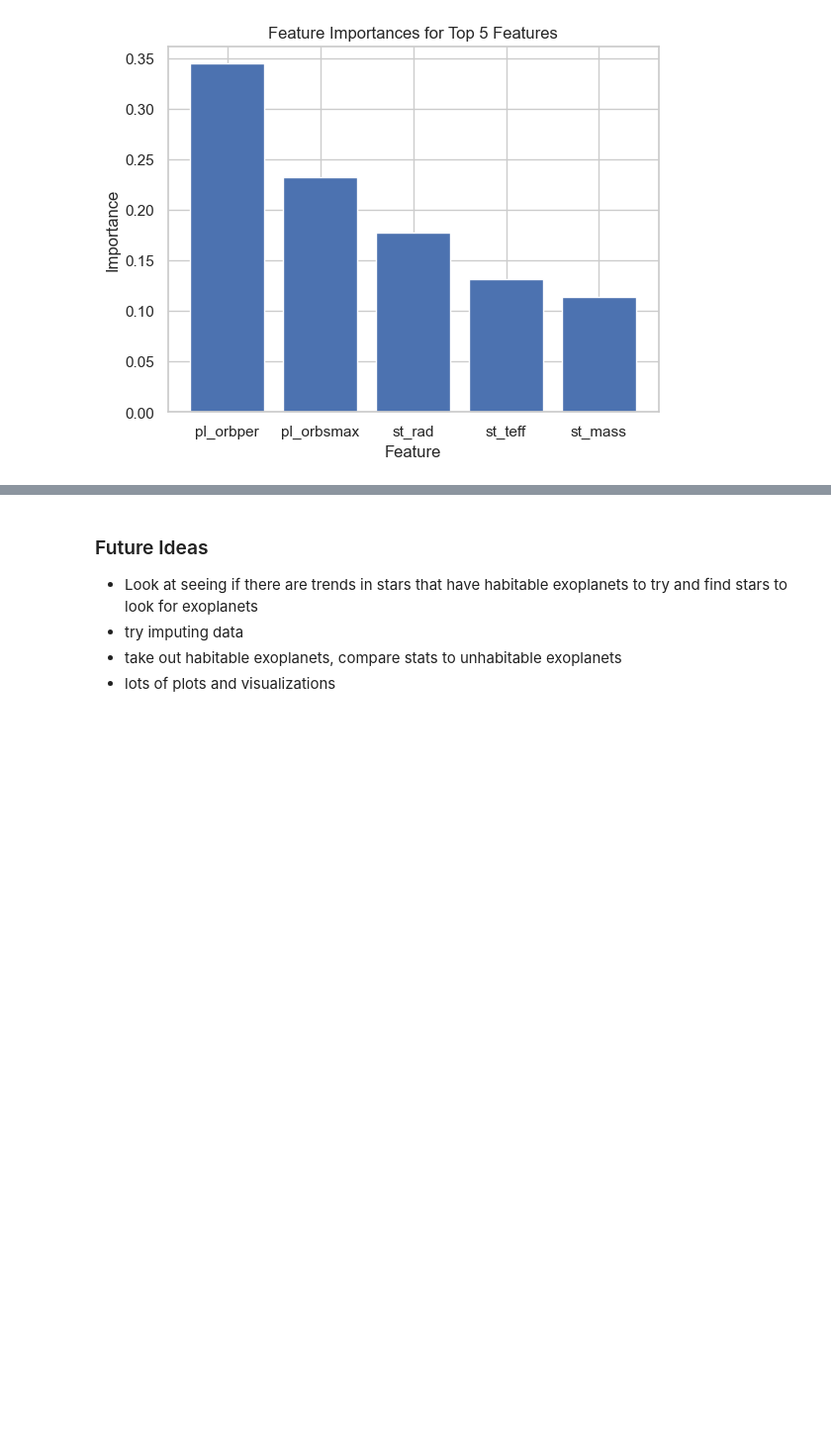
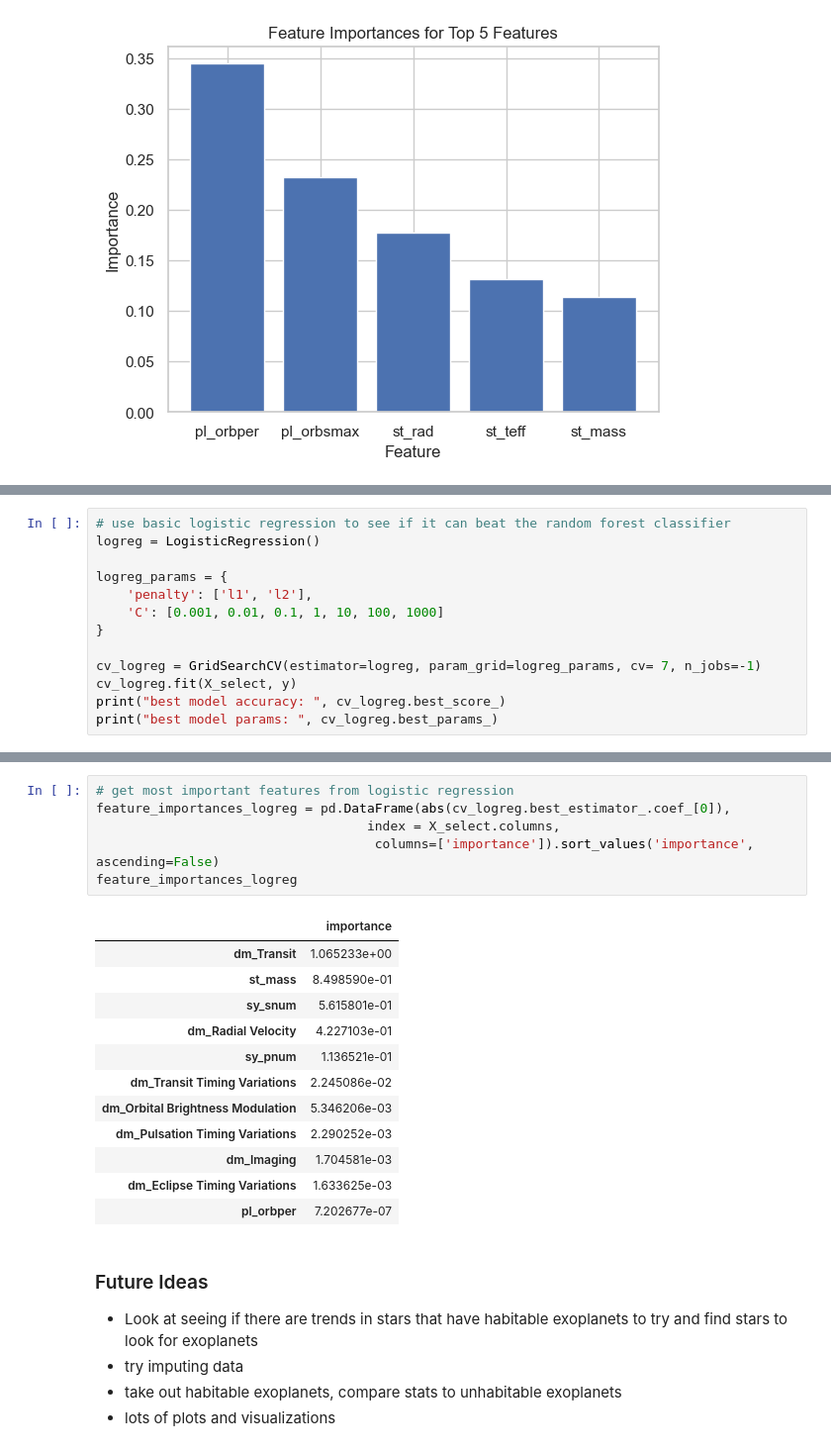
Before and after one commit to sethbeckett/cs6830_final_project, a Jupyter notebook: seth.ipynb, the cells around one changed output, grey strips where cells are left out. Shown at 99% size. Drawn from its saved outputs; the diff is of its cells as text; blank space fills up the shorter version.

```diff
--- a/seth.ipynb
+++ b/seth.ipynb
@@ -343,0 +385,13 @@ plt.show()
+# %%
+# use basic logistic regression to see if it can beat the random forest classifier
+logreg = LogisticRegression()
+
+logreg_params = {
+    'penalty': ['l1', 'l2'],
+    'C': [0.001, 0.01, 0.1, 1, 10, 100, 1000]
+}
+
+cv_logreg = GridSearchCV(estimator=logreg, param_grid=logreg_params, cv= 7, n_jobs=-1)
+cv_logreg.fit(X_select, y)
+print("best model accuracy: ", cv_logreg.best_score_)
+print("best model params: ", cv_logreg.best_params_)
@@ -344,3 +421,22 @@ plt.show()
+# %%
+# get most important features from logistic regression
+feature_importances_logreg = pd.DataFrame(abs(cv_logreg.best_estimator_.coef_[0]),
+                                   index = X_select.columns,
+                                    columns=['importance']).sort_values('importance', ascending=False)
+feature_importances_logreg
+# %% [output]
+|  | importance |
+| dm_Transit | 1.065233e+00 |
+| st_mass | 8.498590e-01 |
+| sy_snum | 5.615801e-01 |
+| dm_Radial Velocity | 4.227103e-01 |
+| sy_pnum | 1.136521e-01 |
+| dm_Transit Timing Variations | 2.245086e-02 |
+| dm_Orbital Brightness Modulation | 5.346206e-03 |
+| dm_Pulsation Timing Variations | 2.290252e-03 |
+| dm_Imaging | 1.704581e-03 |
+| dm_Eclipse Timing Variations | 1.633625e-03 |
+| pl_orbper | 7.202677e-07 |
 # %% [markdown]
 ### Future Ideas
 * Look at seeing if there are trends in stars that have habitable exoplanets to try and find stars to look for exoplanets
```
Also changed, not shown: parts of 4 cells of this notebook.
